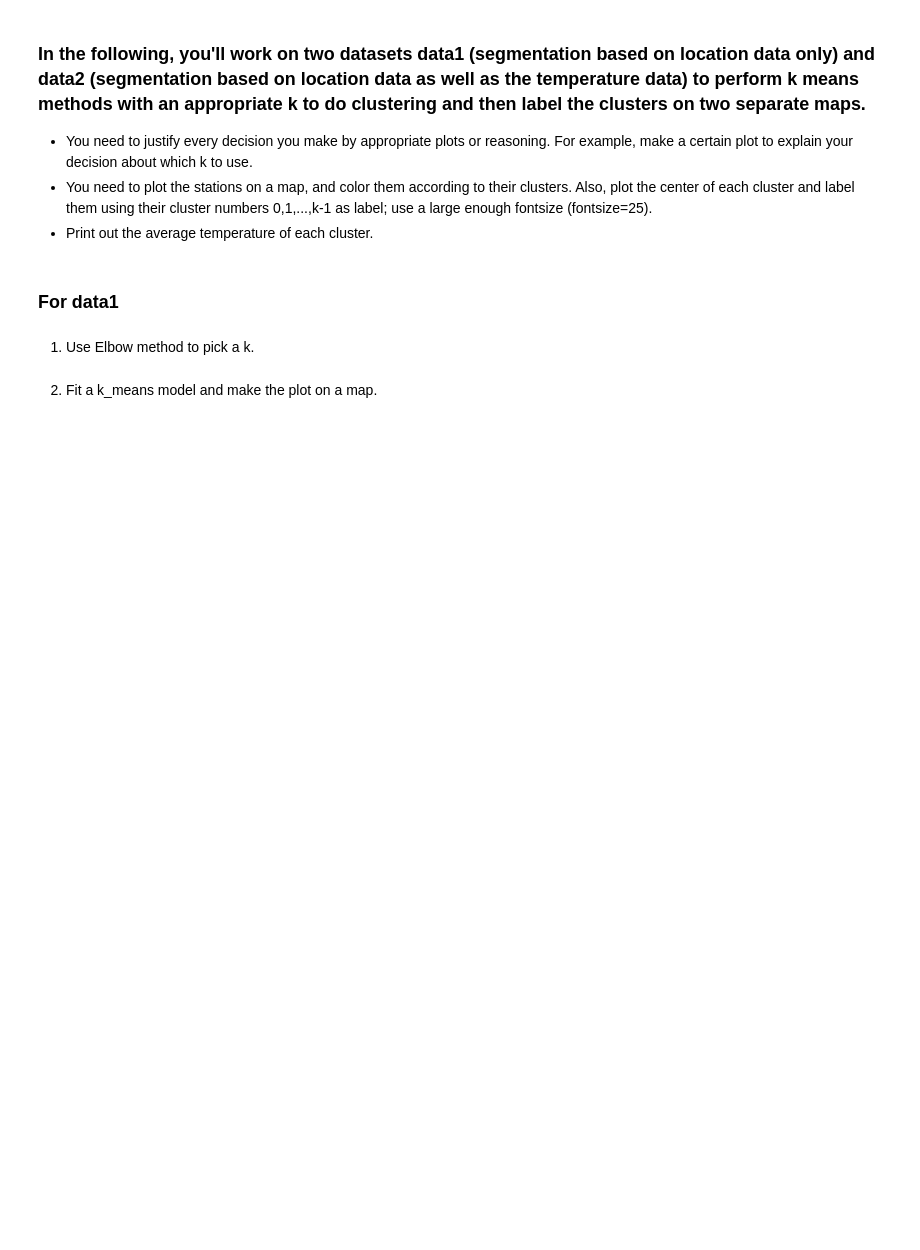
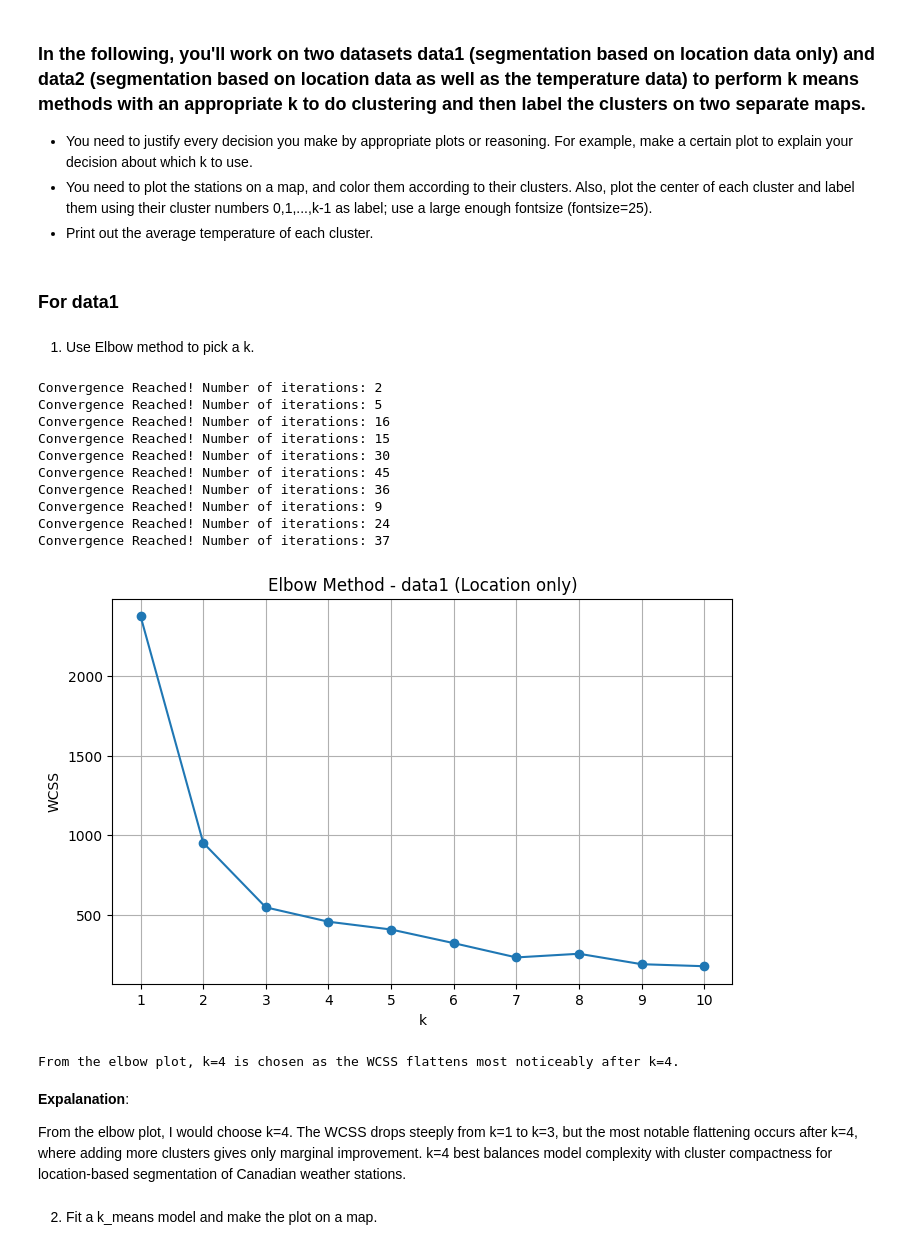
Before and after one commit to arezoog/STA142B_SQ-26, a Jupyter notebook: Project_2_STA142B-S26.ipynb, the cells around one changed output. Drawn from its saved outputs; the diff is of its cells as text; code cells hidden in the pictures; blank space fills up the shorter version.

```diff
--- a/Project_2_STA142B-S26.ipynb
+++ b/Project_2_STA142B-S26.ipynb
@@ -640,7 +767,8 @@ tr:nth-child(even) {
 </body>
 </html>
 # %%
-filename = "weather.csv"
+
+filename = "/Users/arezoog/Desktop/Spring 2026/STA142B/HW2/ref_data/weather.csv"
 df = pd.read_csv(filename)
 df = df[pd.notnull(df["Tm"])]
 df = df.reset_index(drop=True)
@@ -709,5 +869,44 @@ data2 = StandardScaler().fit_transform(data2)
 ### For data1
 # %% [markdown]
 1. Use Elbow method to pick a k.
+# %%
+# Elbow method for data1 (location only: xm, ym)
+wcss_data1 = []
+for k in range(1, 11):
+    km_tmp = k_means(data=data1, d=2, k=k, tol=1e-7, max_iter=500, seed=20)
+    km_tmp.fit_model()
+    wcss_data1.append(km_tmp.get_cost())
+
+plt.figure(figsize=(8, 5))
+plt.plot(range(1, 11), wcss_data1, marker='o')
+plt.xlabel("k")
+plt.ylabel("WCSS")
+plt.title("Elbow Method - data1 (Location only)")
+plt.xticks(range(1, 11))
+plt.grid(True)
+plt.show()
+
+print("From the elbow plot, k=4 is chosen as the WCSS flattens most noticeably after k=4.")
+# %% [output]
+Convergence Reached! Number of iterations: 2
+Convergence Reached! Number of iterations: 5
+Convergence Reached! Number of iterations: 16
+Convergence Reached! Number of iterations: 15
+Convergence Reached! Number of iterations: 30
+Convergence Reached! Number of iterations: 45
+Convergence Reached! Number of iterations: 36
+Convergence Reached! Number of iterations: 9
+Convergence Reached! Number of iterations: 24
+Convergence Reached! Number of iterations: 37
+[figure, added]
+From the elbow plot, k=4 is chosen as the WCSS flattens most noticeably after k=4.
+# %% [markdown]
+**Expalanation**:
+
+From the elbow plot, I would choose k=4. The WCSS drops steeply
+from k=1 to k=3, but the most notable flattening occurs after k=4,
+where adding more clusters gives only marginal improvement. k=4
+best balances model complexity with cluster compactness for
+location-based segmentation of Canadian weather stations.
 # %% [markdown]
 2. Fit a k_means model and make the plot on a map.
```
Also changed, not shown: parts of 35 cells of this notebook, 1 other file.
